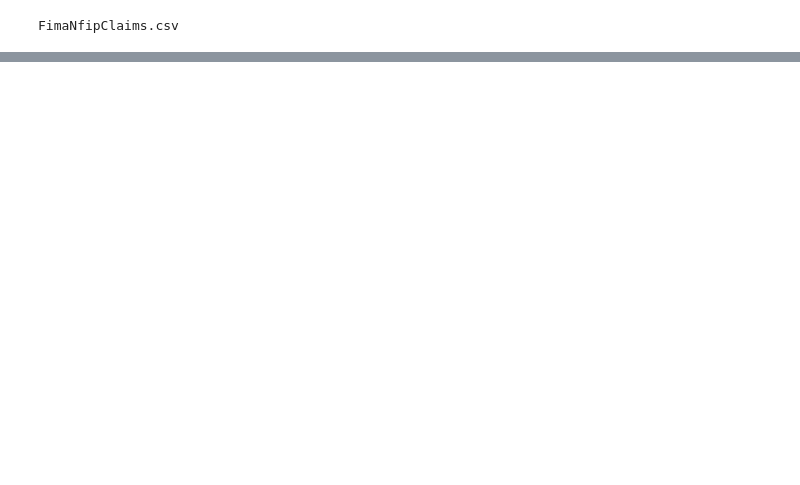
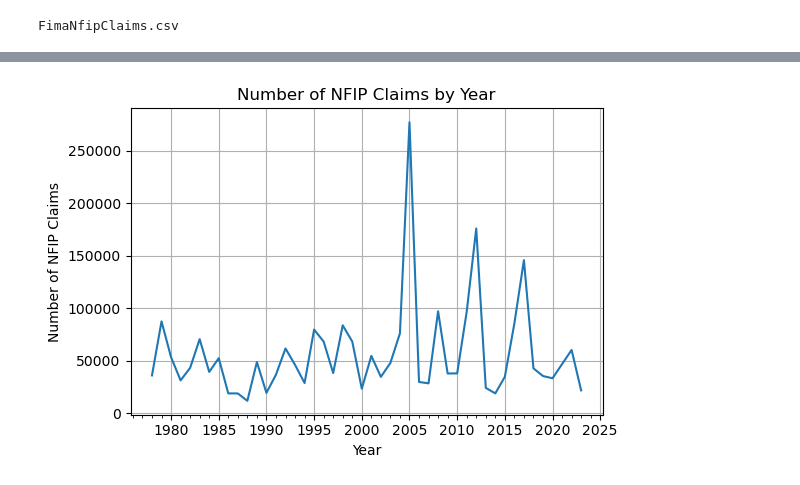
Before and after one commit to mebauer/duckdb-fema-nfip, a Jupyter notebook: figures.ipynb, the cells around one changed output, grey strips where cells are left out. Cells and saved outputs as stored; diff of their text form; code cells hidden in the pictures; blank space fills up the shorter version.

Commit message:
design brand new tables and figures for project

```diff
--- a/figures.ipynb
+++ b/figures.ipynb
@@ -257,0 +342,15 @@ plt.savefig('hurricane-ida.png', dpi=250, bbox_inches='tight')
+# %%
+year_loss_df["paidTotalClaim2023"] = year_loss_df.apply(
+    lambda x: cpi.inflate(
+        x.paidTotalClaim,
+        x.yearOfLoss,
+        to=2023),
+    axis=1
+)
+
+year_loss_df = year_loss_df.assign(
+    paidTotalClaimM = year_loss_df['paidTotalClaim'] / 1_000_000,
+    paidTotalClaim2023M = year_loss_df['paidTotalClaim2023'] / 1_000_000
+)
+
+year_loss_df.head(10)
@@ -257,0 +369,22 @@ plt.savefig('hurricane-ida.png', dpi=250, bbox_inches='tight')
+# %%
+fig, ax = plt.subplots(figsize=(6, 4))
+
+sns.lineplot(
+    data=year_loss_df,
+    x='yearOfLoss',
+    y='countClaims',
+    ax=ax
+)
+
+plt.title("Number of NFIP Claims by Year")
+plt.xlabel("Year")
+plt.ylabel("Number of NFIP Claims")
+
+ax.xaxis.set_major_locator(ticker.MultipleLocator(5))
+ax.xaxis.set_minor_locator(ticker.MultipleLocator(1))
+plt.grid(True)
+
+plt.tight_layout()
+plt.savefig('figures/year-count.png', dpi=200, bbox_inches='tight')
+# %% [output]
+[figure, added]
```
Also changed, not shown: parts of 56 cells of this notebook, 5 other files.
